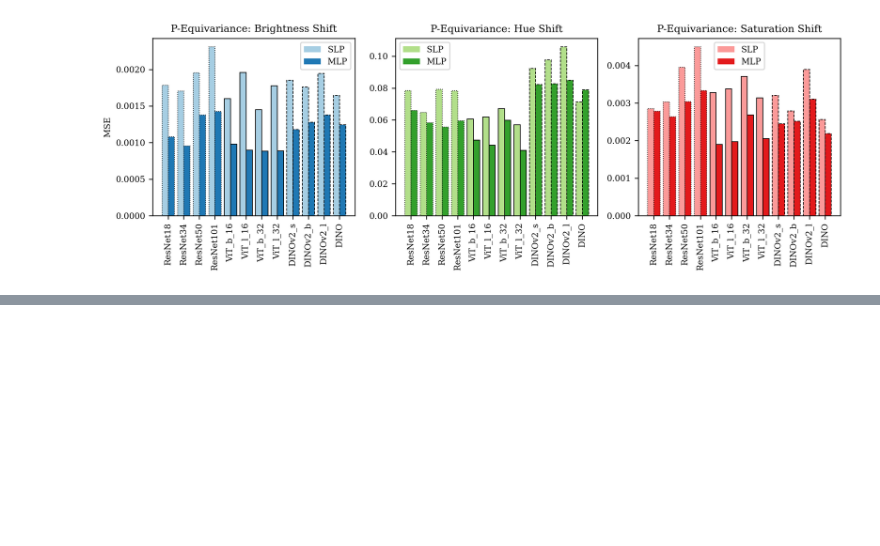
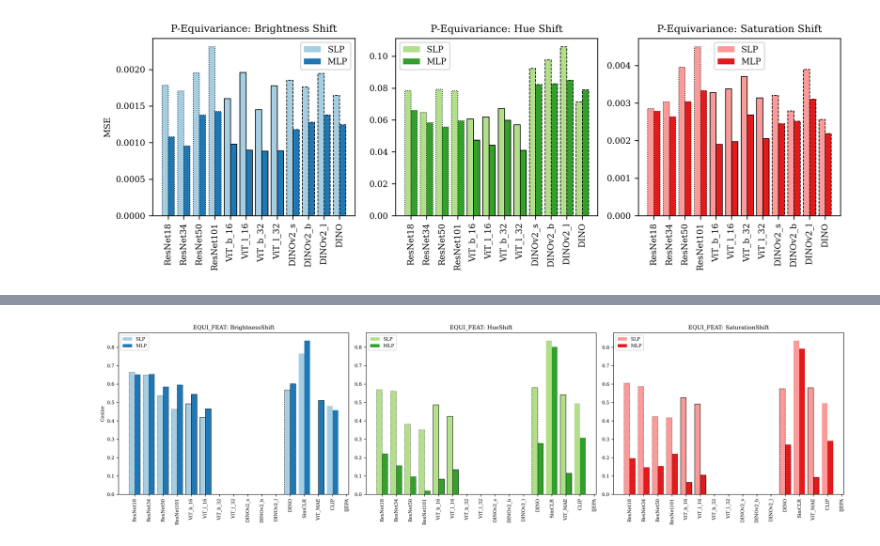
Before and after one commit to lauraibnz/synesis, a Jupyter notebook: vis/visualize_imagenet.ipynb, the cells around one changed output, grey strips where cells are left out. Saved outputs shown, nothing was run; the diff lists cells and outputs as text; code cells hidden in the pictures; blank space fills up the shorter version.

```diff
--- a/vis/visualize_imagenet.ipynb
+++ b/vis/visualize_imagenet.ipynb
@@ -503,0 +638,90 @@ plt.show()
+# %%
+# ----- EQUI_FEAT Combined Plot (Ablation using Cosine metric with display modifications) -----
+# Mark each probe type
+df_feat_cosine_linear["Type"] = "SLP"
+df_feat_cosine_nonlinear["Type"] = "MLP"
+df_feat_cosine_combined = pd.concat([df_feat_cosine_linear, df_feat_cosine_nonlinear])
+
+# Use the full feature order for display modifications
+features_to_plot = feature_order
+
+# Get unique transform names (e.g., BrightnessShift, HueShift, SaturationShift)
+cosine_transforms = sorted(df_feat_cosine_combined["Transform"].unique())
+
+# Define edge styles based on feature prefix
+edge_dict = {
+    "ResNet": "dotted",
+    "ViT": "solid",
+    "DINO": "dashed",
+}
+edge_width = 0.7
+
+cmap = plt.get_cmap("Paired")
+fig, axes = plt.subplots(
+    1, len(cosine_transforms), figsize=(6 * len(cosine_transforms), 5)
+)
+if len(cosine_transforms) == 1:
+    axes = [axes]
+
+for i, transform in enumerate(cosine_transforms):
+    df_trans = df_feat_cosine_combined[
+        df_feat_cosine_combined["Transform"] == transform
+    ]
+    pivot = df_trans.pivot_table(
+        index="Feature", columns="Type", values="Cosine", aggfunc="mean"
+    )
+    pivot = pivot.reindex(features_to_plot)
+    x = np.arange(len(pivot.index))
+    bar_width = 0.4
+
+    color_slp = cmap(i * 2)
+    color_mlp = cmap(i * 2 + 1)
+
+    bars_slp = axes[i].bar(
+        x - bar_width / 2, pivot["SLP"], width=bar_width, color=color_slp, label="SLP"
+    )
+    bars_mlp = axes[i].bar(
+        x + bar_width / 2, pivot["MLP"], width=bar_width, color=color_mlp, label="MLP"
+    )
+
+    # Add border styles based on feature category (prefix)
+    for idx, rect in enumerate(bars_slp):
+        feature = pivot.index[idx]
+        for prefix, linestyle in edge_dict.items():
+            if feature.startswith(prefix):
+                rect.set_edgecolor("black")
+                rect.set_linestyle(linestyle)
+                rect.set_linewidth(edge_width)
+                break
+
+    for idx, rect in enumerate(bars_mlp):
+        feature = pivot.index[idx]
+        for prefix, linestyle in edge_dict.items():
+            if feature.startswith(prefix):
+                rect.set_edgecolor("black")
+                rect.set_linestyle(linestyle)
+                rect.set_linewidth(edge_width)
+                break
+
+    # Apply display modifications to feature names
+    display_features = [
+        feat.replace("_ImageNet", "")
+        .replace("small", "s")
+        .replace("base", "b")
+        .replace("large", "l")
+        for feat in pivot.index
+    ]
+
+    axes[i].set_xticks(x)
+    axes[i].set_xticklabels(display_features, rotation=90)
+    axes[i].set_title(f"EQUI_FEAT: {transform}")
+    if i == 0:
+        axes[i].set_ylabel("Cosine")
+    leg = axes[i].legend()
+    for handle in leg.get_patches():
+        handle.set_edgecolor("none")
+
+plt.tight_layout()
+plt.show()
+# %% [output]
+[figure, added]
```
Also changed, not shown: parts of 5 cells of this notebook, 7 other files.
